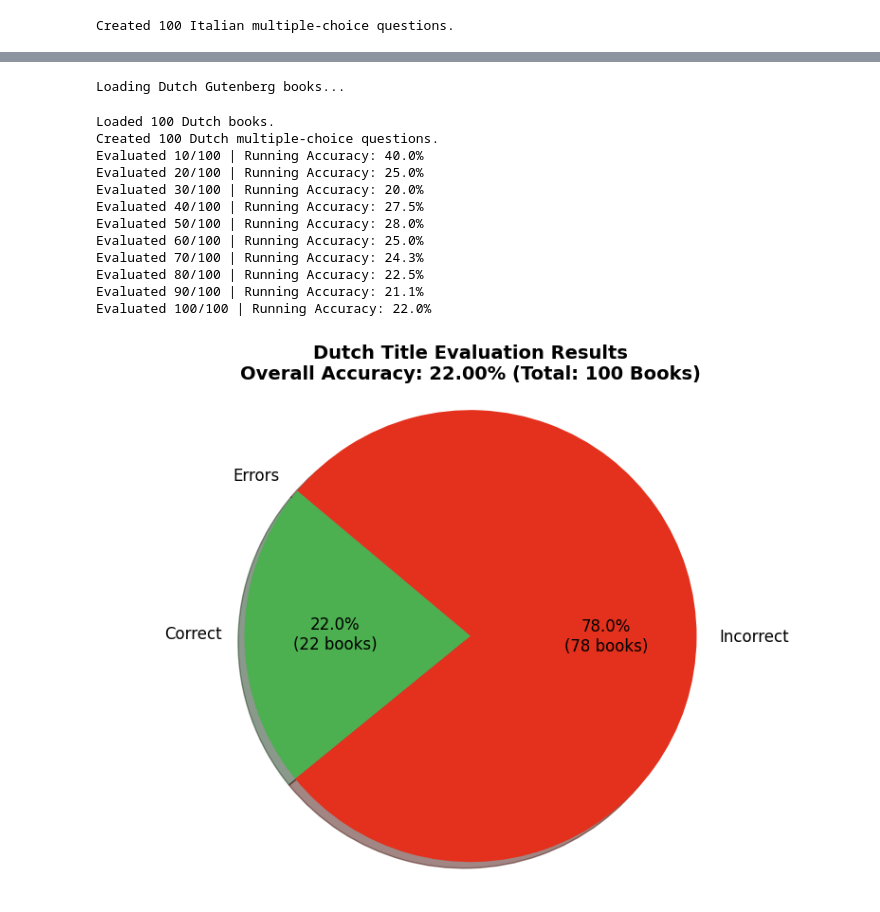
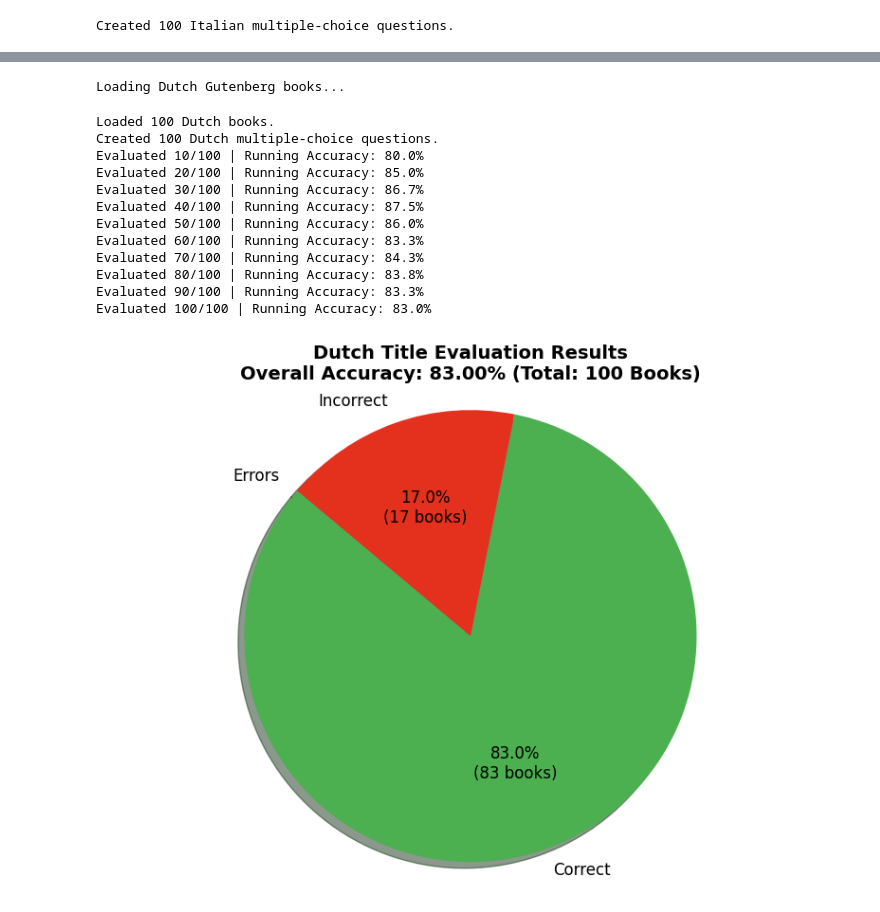
Before and after one commit to jazin7/responsible_ai, a Jupyter notebook: LLM_Literature.ipynb, the cells around one changed output, grey strips where cells are left out. Drawn from its saved outputs; the diff is of its cells as text; code cells hidden in the pictures.

```diff
--- a/LLM_Literature.ipynb
+++ b/LLM_Literature.ipynb
@@ -788,14 +778,20 @@ for i, item in enumerate(german_title_evaluation_set):
             do_sample=False,
         )
 
+    generated_ids = [
+        output_ids[len(input_ids):]
+        for input_ids, output_ids in zip(model_inputs.input_ids, generated_ids)
+    ]
+
     response = tokenizer.batch_decode(generated_ids, skip_special_tokens=True)[0].strip().upper()
 
-    predicted_letter_match = re.search(r"[A-D]", response)
+    predicted_letter_match = re.search(r"([A-D])", response)
     if predicted_letter_match:
-        predicted_letter = predicted_letter_match.group(0)
+        predicted_letter = predicted_letter_match.group(1)
     else:
         predicted_letter = "Unknown"
-        failed_parses_de_title += 1
+        failed_parses_de += 1
+
 
     if predicted_letter == item["correct_letter"]:
         correct_predictions_de_title += 1
@@ -906,14 +902,19 @@ for i, item in enumerate(french_evaluation_set):
             do_sample=False,
         )
 
+    generated_ids = [
+    output_ids[len(input_ids):]
+    for input_ids, output_ids in zip(model_inputs.input_ids, generated_ids)
+]
+
     response = tokenizer.batch_decode(generated_ids, skip_special_tokens=True)[0].strip().upper()
 
-    predicted_letter_match = re.search(r"[A-D]", response)
+    predicted_letter_match = re.search(r"([A-D])", response)
     if predicted_letter_match:
-        predicted_letter = predicted_letter_match.group(0)
+        predicted_letter = predicted_letter_match.group(1)
     else:
         predicted_letter = "Unknown"
-        failed_parses_fr_title += 1
+        failed_parses_de += 1
 
     if predicted_letter == item["correct_letter"]:
         correct_predictions_fr_title += 1
@@ -1024,14 +1025,19 @@ for i, item in enumerate(italian_evaluation_set):
             do_sample=False,
         )
 
+    generated_ids = [
+    output_ids[len(input_ids):]
+    for input_ids, output_ids in zip(model_inputs.input_ids, generated_ids)
+    ]
+
     response = tokenizer.batch_decode(generated_ids, skip_special_tokens=True)[0].strip().upper()
 
-    predicted_letter_match = re.search(r"[A-D]", response)
+    predicted_letter_match = re.search(r"([A-D])", response)
     if predicted_letter_match:
-        predicted_letter = predicted_letter_match.group(0)
+        predicted_letter = predicted_letter_match.group(1)
     else:
         predicted_letter = "Unknown"
-        failed_parses_it_title += 1
+        failed_parses_de += 1
 
     if predicted_letter == item["correct_letter"]:
         correct_predictions_it_title += 1
@@ -1142,44 +1144,49 @@ for i, item in enumerate(dutch_evaluation_set):
             **model_inputs,
             max_new_tokens=5,
             temperature=0.1,
             do_sample=False,
         )
 
+    generated_ids = [
+    output_ids[len(input_ids):]
+    for input_ids, output_ids in zip(model_inputs.input_ids, generated_ids)
+    ]
+
     response = tokenizer.batch_decode(generated_ids, skip_special_tokens=True)[0].strip().upper()
 
-    predicted_letter_match = re.search(r"[A-D]", response)
+    predicted_letter_match = re.search(r"([A-D])", response)
     if predicted_letter_match:
-        predicted_letter = predicted_letter_match.group(0)
+        predicted_letter = predicted_letter_match.group(1)
     else:
         predicted_letter = "Unknown"
-        failed_parses_nl_title += 1
+        failed_parses_de += 1
 
     if predicted_letter == item["correct_letter"]:
         correct_predictions_nl_title += 1
 
     if (i + 1) % 10 == 0:
         current_acc = (correct_predictions_nl_title / (i + 1)) * 100
         print(f"Evaluated {i+1}/{len(dutch_evaluation_set)} | Running Accuracy: {current_acc:.1f}%")
 
 # Updated plotting details for Dutch results
 plot_results(
     correct_predictions=correct_predictions_nl_title,
     failed_parses=failed_parses_nl_title,
     evaluation_set=dutch_evaluation_set,
     title="Dutch Title Evaluation Results",
 )
 # %% [output]
 Loading Dutch Gutenberg books...
 Loaded 100 Dutch books.
 Created 100 Dutch multiple-choice questions.
-Evaluated 10/100 | Running Accuracy: 40.0%
-Evaluated 20/100 | Running Accuracy: 25.0%
-Evaluated 30/100 | Running Accuracy: 20.0%
-Evaluated 40/100 | Running Accuracy: 27.5%
-Evaluated 50/100 | Running Accuracy: 28.0%
-Evaluated 60/100 | Running Accuracy: 25.0%
-Evaluated 70/100 | Running Accuracy: 24.3%
-Evaluated 80/100 | Running Accuracy: 22.5%
-Evaluated 90/100 | Running Accuracy: 21.1%
-Evaluated 100/100 | Running Accuracy: 22.0%
+Evaluated 10/100 | Running Accuracy: 80.0%
+Evaluated 20/100 | Running Accuracy: 85.0%
+Evaluated 30/100 | Running Accuracy: 86.7%
+Evaluated 40/100 | Running Accuracy: 87.5%
+Evaluated 50/100 | Running Accuracy: 86.0%
+Evaluated 60/100 | Running Accuracy: 83.3%
+Evaluated 70/100 | Running Accuracy: 84.3%
+Evaluated 80/100 | Running Accuracy: 83.8%
+Evaluated 90/100 | Running Accuracy: 83.3%
+Evaluated 100/100 | Running Accuracy: 83.0%
-[figure, old version]
+[figure, new version]
```
Also changed, not shown: parts of 28 cells of this notebook.
